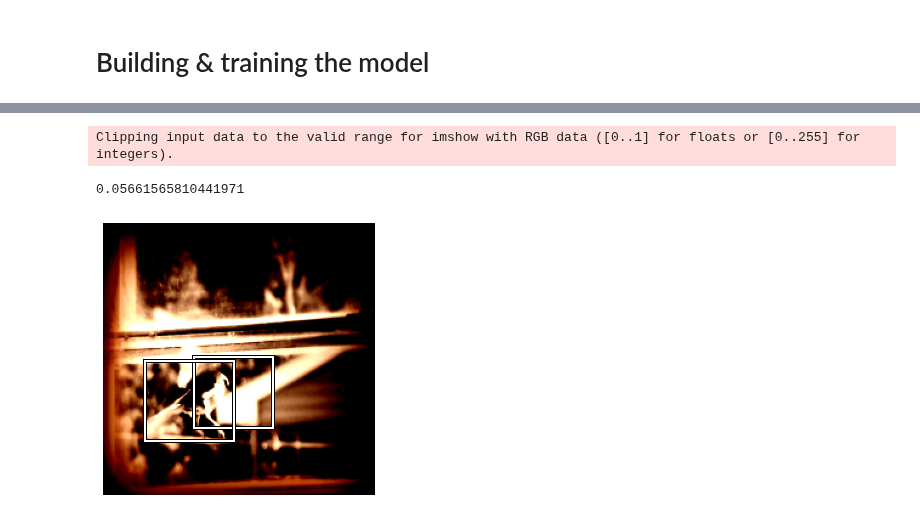
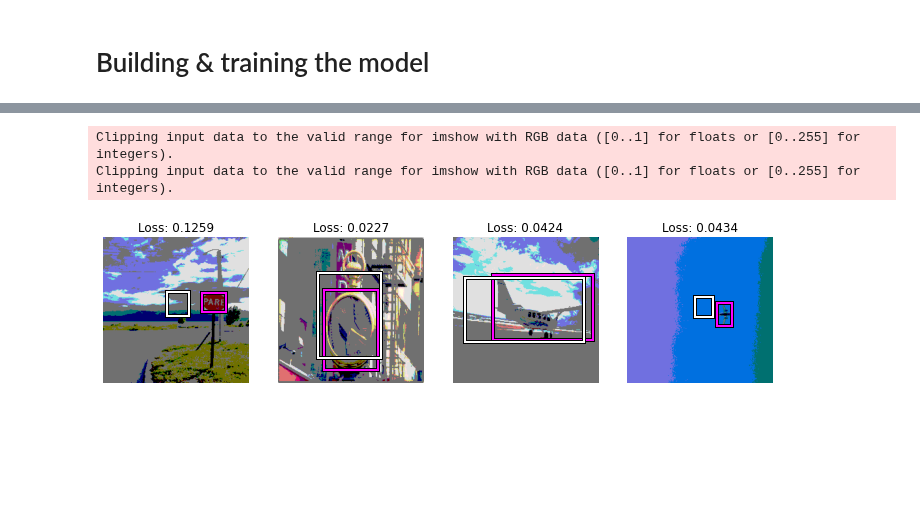
Before and after one commit to mccallion/rory, a Jupyter notebook: _20201002_coco_tensorbbox.ipynb, the cells around one changed output, grey strips where cells are left out. Cells and saved outputs as stored; diff of their text form; code cells hidden in the pictures; blank space fills up the shorter version.

```diff
--- a/_20201002_coco_tensorbbox.ipynb
+++ b/_20201002_coco_tensorbbox.ipynb
@@ -223,12 +95,0 @@ Clipping input data to the valid range for imshow with RGB data ([0..1] for floa
-# %%
-i = 7
-im       = xb[i]
-forecast = yp_rs[i]
-actual   = yb_rs[i]
-loss     = learn.loss_func(forecast, actual)
-forecast_bbx = TensorBBox(forecast*112+112)
-actual_bbx   = TensorBBox(actual  *112+112)
-ctx = show_image(im)
-forecast_bbx.show(ctx=ctx)
-actual_bbx.show(ctx=ctx)
-loss.item()
@@ -239,16 +96,25 @@ Clipping input data to the valid range for imshow with RGB data ([0..1] for floa
-# %%
-i = 8
-im       = xb[i]
-forecast = yp_rs[i]
-actual   = yb_rs[i]
-loss     = learn.loss_func(forecast, actual)
-forecast_bbx = TensorBBox(forecast*112+112)
-actual_bbx   = TensorBBox(actual  *112+112)
-ctx = show_image(im)
-forecast_bbx.show(ctx=ctx)
-actual_bbx.show(ctx=ctx)
-loss.item()
-# %% [output]
-Clipping input data to the valid range for imshow with RGB data ([0..1] for floats or [0..255] for integers).
-0.05661565810441971
-[figure, removed]
+# %%
+### Showing results ###
+def _descale(x,sz): return (x+1)*sz//2
+def show_learner_results(learner, n=4, nrows=1, ncols=4, sz=224):
+    xb, yb = learner.dls.one_batch()
+    yp = learner.model(xb) # this is GPU hungry; need to get inference on one item
+    xb, yb, yp = xb.cpu(), yb.cpu(), yp.cpu()
+
+    ctxs = get_grid(n, nrows, ncols)
+    for i,ctx in enumerate(ctxs):
+        im, actual, forecast  = xb[i], yb[i], yp[i]
+        loss = learner.loss_func(actual, forecast).item()
+
+        im = F.relu(_descale(im.int(),sz))
+        actual = TensorBBox(_descale(actual,sz))
+        forecast = TensorBBox(_descale(forecast,sz))
+
+        show_image(im, ctx=ctx, title=f'Loss: {round(loss,4)}')
+        actual.show(ctx=ctx, color='magenta')
+        forecast.show(ctx=ctx)
+show_learner_results(learn)
+# %% [output]
+Clipping input data to the valid range for imshow with RGB data ([0..1] for floats or [0..255] for integers).
+Clipping input data to the valid range for imshow with RGB data ([0..1] for floats or [0..255] for integers).
+[figure, added]
```
Also changed, not shown: parts of 13 cells of this notebook, 2 other files.
